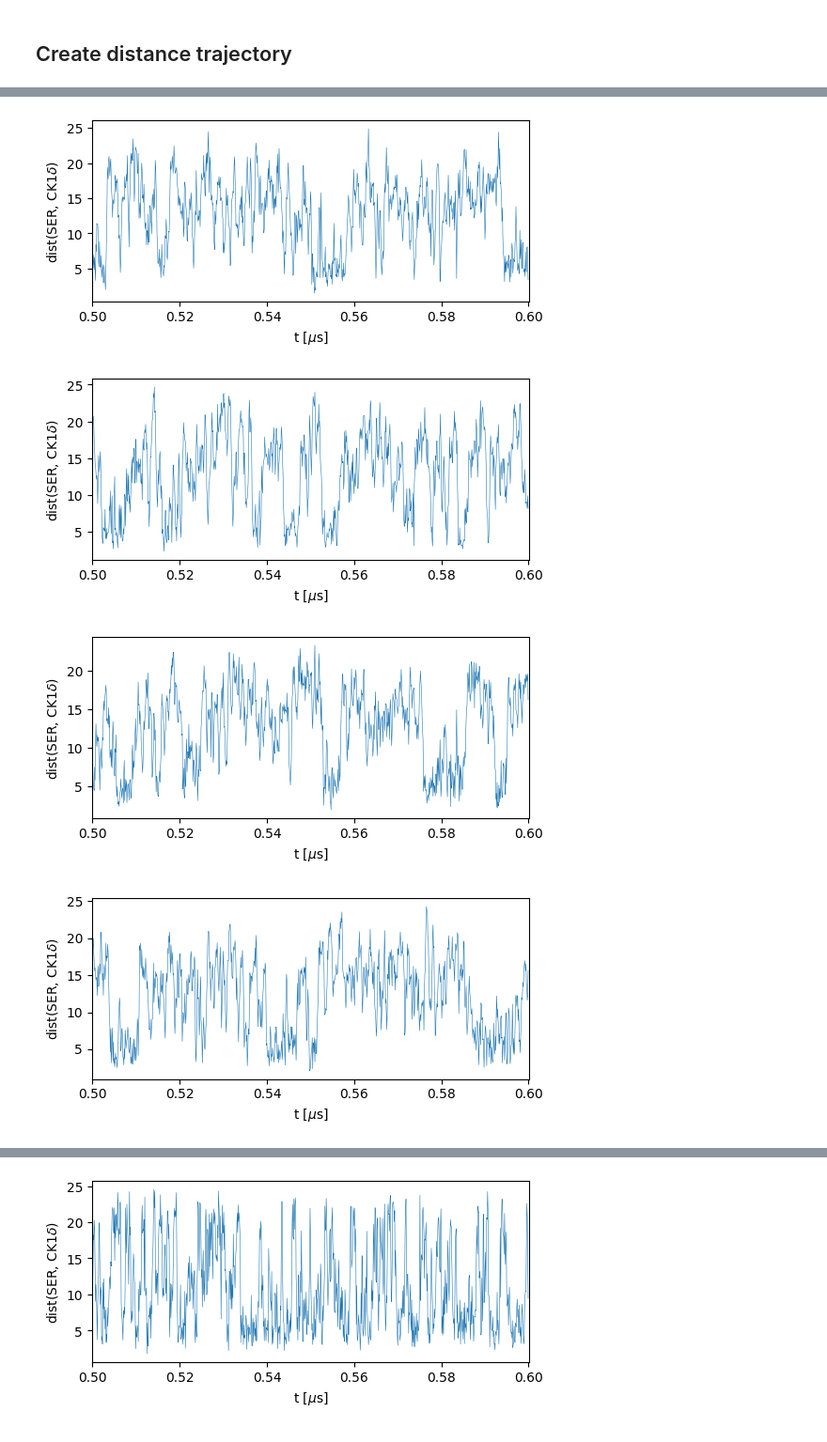
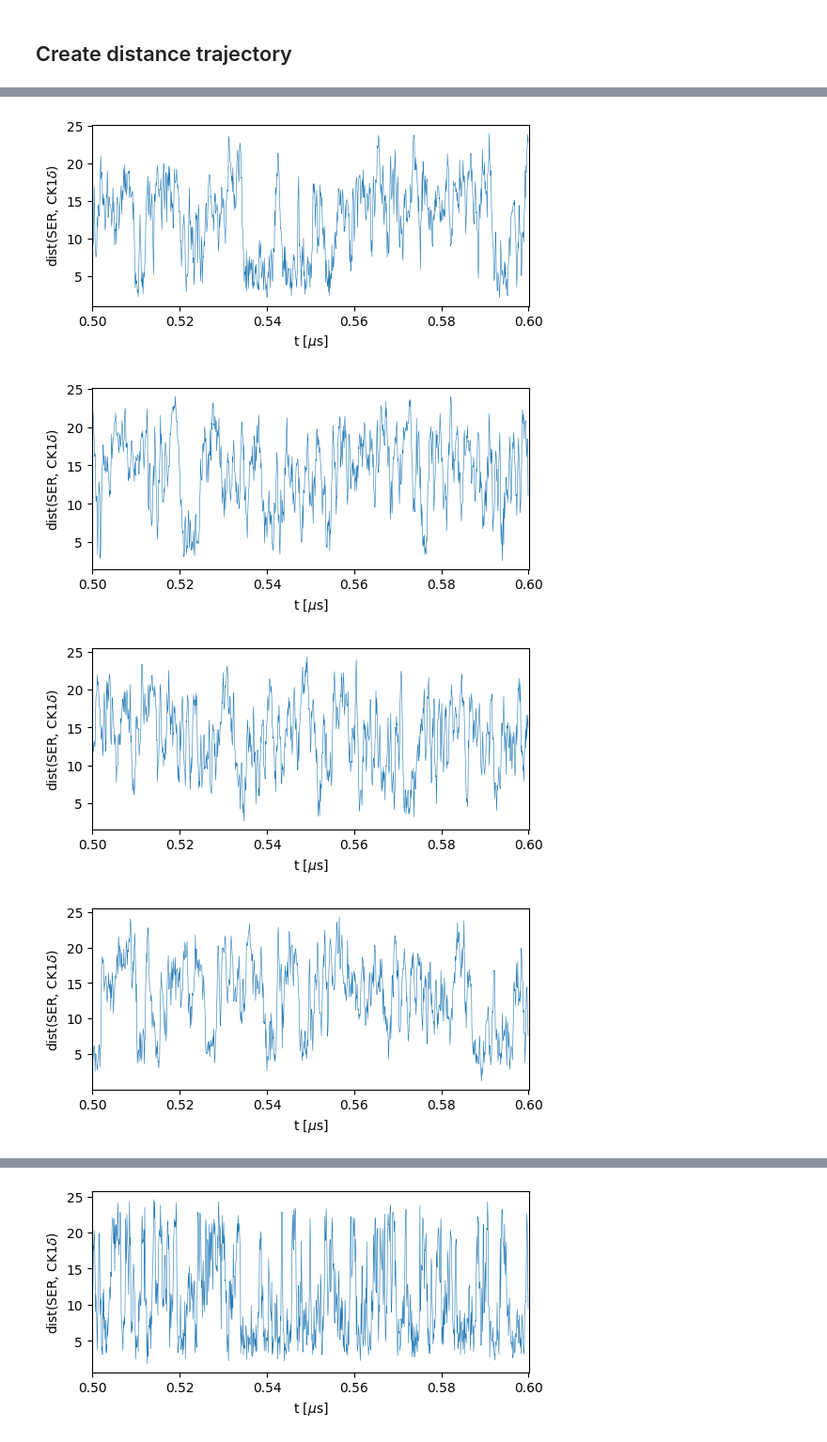
Before and after one commit to ezippo/HPA, a Jupyter notebook: process_traj.ipynb, the cells around one changed output, grey strips where cells are left out. Shown at 94% size. Saved outputs shown, nothing was run; the diff lists cells and outputs as text; code cells hidden in the pictures.

```diff
--- a/process_traj.ipynb
+++ b/process_traj.ipynb
@@ -41,10 +41,10 @@ for i in range(1,11):
 # %%
 !rm /localscratch/zippoema/project_ness/simulations/sim_200-tdp43-lcd_CAL3/therm*_200-tdp43-lcd_CAL3_centered1.gsd
 # %%
-for i in range(1,6):
-    hpau.process_trajectory(path_dp+f'sim_200-tdp43-lcd-2800pser_5-pp3/sim{i}_200-tdp43-lcd-2800pser_5-com-pp3_CAL3_dump.gsd',
-                            path_an_dp+f'sim_200-tdp43-lcd-2800pser_5-pp3/sim{i}_200-tdp43-lcd-2800pser_5-com-pp3_CAL3_dump_processed.gsd',
-                            diss_time=50000, center_id=30800)
+for i in range(1,2):
+    hpau.center_trajectory(path_dp+f'sim_200-tdp43-lcd-2800pser_5-pp3/sim{i}_200-tdp43-lcd-2800pser_5-com-pp3_CAL3_10us_dump_centered1.gsd',
+                            path_dp+f'sim_200-tdp43-lcd-2800pser_5-pp3/sim{i}_200-tdp43-lcd-2800pser_5-com-pp3_CAL3_10us_dump_centered.gsd',
+                            )
 # %% [markdown]
 ### Modify particle positions
 # %%
@@ -73,8 +73,8 @@ for i in [2500]:
 ## Create distance trajectory
 # %%
 for s in range(1,11):
-    d = hpau.create_distance_file(path_ness+f'sim_ser19_dmu-5_1-tdp43-5pser_1-ck1d-open_10k/sim{s}_ser19_dmu-5_1-tdp43-5pser_com-ck1d-open_CAL3_10k_dump.gsd',
+    d = hpau.create_distance_file(path_ness+f'sim_ser19_dmu-10_1-tdp43-5pser_1-ck1d-open_10k/sim{s}_ser19_dmu-10_1-tdp43-5pser_com-ck1d-open_CAL3_10k_10us_dump.gsd',
                                          id1=[300,301,302], id2=[i for i in range(154)], mean1=True, therm=0)
-    np.savetxt(path_ness+f'sim_ser19_dmu-5_1-tdp43-5pser_1-ck1d-open_10k/sim{s}_ser19_dmu-5_1-tdp43-5pser_com-ck1d-open_CAL3_10k_dist.txt', d)
+    np.savetxt(path_ness+f'sim_ser19_dmu-10_1-tdp43-5pser_1-ck1d-open_10k/sim{s}_ser19_dmu-10_1-tdp43-5pser_com-ck1d-open_CAL3_10k_10us_dist.txt', d)
     hpapl.plot_dist(d,part_id=5,start=5000,end=6000)
 # %% [output]
@@ -82,4 +82,4 @@ for s in range(1,11):
-[figure, old version]
+[figure, new version]
-[figure, old version]
+[figure, new version]
-[figure, old version]
+[figure, new version]
-[figure, old version]
+[figure, new version]
```
Also changed, not shown: parts of 2 cells of this notebook, 1 other file.
